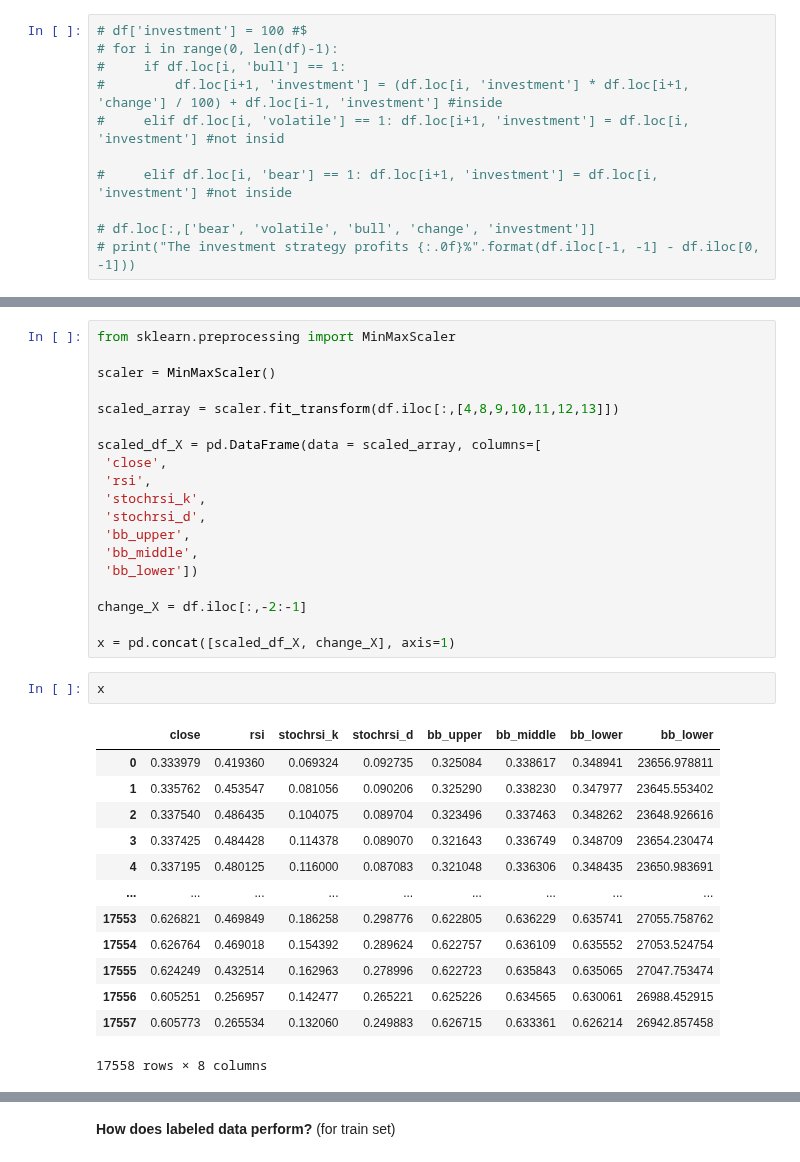
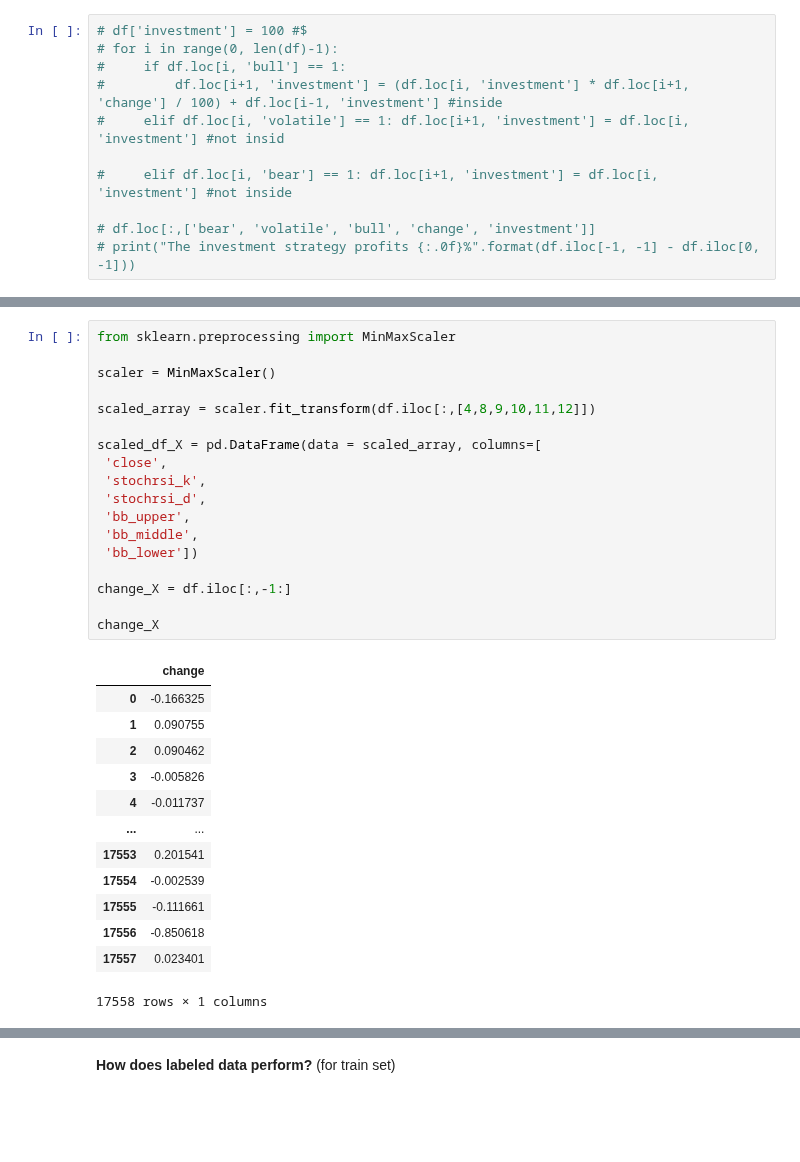
Before and after one commit to anilergan/AISMTB, a Jupyter notebook: binance_api_main.ipynb, the cells around one changed output, grey strips where cells are left out. Saved outputs shown, nothing was run; the diff lists cells and outputs as text; blank space fills up the shorter version.

```diff
--- a/binance_api_main.ipynb
+++ b/binance_api_main.ipynb
@@ -100,35 +118,32 @@ df = df[~(df['change'] == 0)].reset_index(drop=True)
 # %%
 from sklearn.preprocessing import MinMaxScaler
 
 scaler = MinMaxScaler()
 
-scaled_array = scaler.fit_transform(df.iloc[:,[4,8,9,10,11,12,13]])
+scaled_array = scaler.fit_transform(df.iloc[:,[4,8,9,10,11,12]])
 
 scaled_df_X = pd.DataFrame(data = scaled_array, columns=[
  'close',
- 'rsi',
  'stochrsi_k',
  'stochrsi_d',
  'bb_upper',
  'bb_middle',
  'bb_lower'])
 
-change_X = df.iloc[:,-2:-1]
+change_X = df.iloc[:,-1:]
 
-x = pd.concat([scaled_df_X, change_X], axis=1)
+change_X
+# %% [output]
+|  | change |
+| 0 | -0.166325 |
+| 1 | 0.090755 |
+| 2 | 0.090462 |
+| 3 | -0.005826 |
+| 4 | -0.011737 |
+| ... | ... |
+| 17553 | 0.201541 |
+| 17554 | -0.002539 |
+| 17555 | -0.111661 |
+| 17556 | -0.850618 |
+| 17557 | 0.023401 |
+17558 rows × 1 columns
-# %%
-x
-# %% [output]
-|  | close | rsi | stochrsi_k | stochrsi_d | bb_upper | bb_middle | bb_lower | bb_lower |
-| 0 | 0.333979 | 0.419360 | 0.069324 | 0.092735 | 0.325084 | 0.338617 | 0.348941 | 23656.978811 |
-| 1 | 0.335762 | 0.453547 | 0.081056 | 0.090206 | 0.325290 | 0.338230 | 0.347977 | 23645.553402 |
-| 2 | 0.337540 | 0.486435 | 0.104075 | 0.089704 | 0.323496 | 0.337463 | 0.348262 | 23648.926616 |
-| 3 | 0.337425 | 0.484428 | 0.114378 | 0.089070 | 0.321643 | 0.336749 | 0.348709 | 23654.230474 |
-| 4 | 0.337195 | 0.480125 | 0.116000 | 0.087083 | 0.321048 | 0.336306 | 0.348435 | 23650.983691 |
-| ... | ... | ... | ... | ... | ... | ... | ... | ... |
-| 17553 | 0.626821 | 0.469849 | 0.186258 | 0.298776 | 0.622805 | 0.636229 | 0.635741 | 27055.758762 |
-| 17554 | 0.626764 | 0.469018 | 0.154392 | 0.289624 | 0.622757 | 0.636109 | 0.635552 | 27053.524754 |
-| 17555 | 0.624249 | 0.432514 | 0.162963 | 0.278996 | 0.622723 | 0.635843 | 0.635065 | 27047.753474 |
-| 17556 | 0.605251 | 0.256957 | 0.142477 | 0.265221 | 0.625226 | 0.634565 | 0.630061 | 26988.452915 |
-| 17557 | 0.605773 | 0.265534 | 0.132060 | 0.249883 | 0.626715 | 0.633361 | 0.626214 | 26942.857458 |
-17558 rows × 8 columns
```
Also changed, not shown: parts of 12 cells of this notebook, 4 other files.
